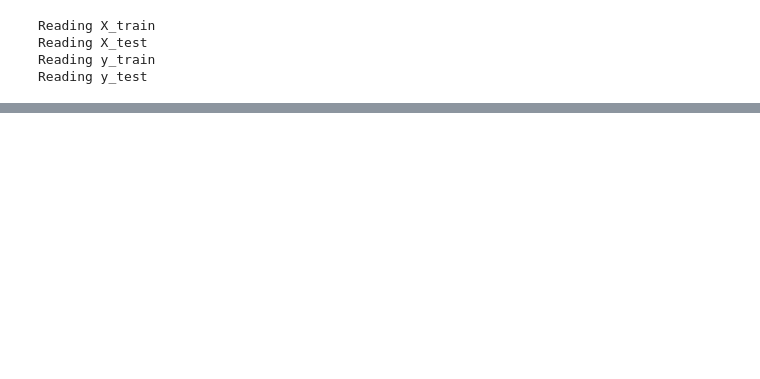
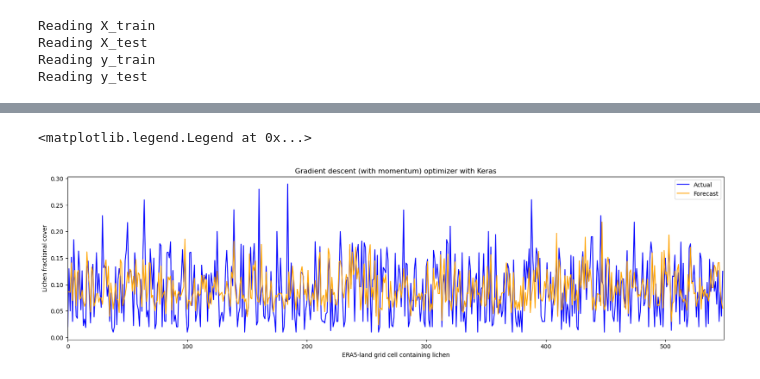
Before and after one commit to j34ni/Vegetation_in_Troms_and_Finnmark, a Jupyter notebook: train_mean.ipynb, the cells around one changed output, grey strips where cells are left out. Cells and saved outputs as stored; diff of their text form; code cells hidden in the pictures; blank space fills up the shorter version.

```diff
--- a/train_mean.ipynb
+++ b/train_mean.ipynb
@@ -218,2 +227,21 @@ forecast.new_Lichen_mean.tolist()
+# %%
+# Predictions vs. True Values PLOT
+import matplotlib.pyplot as plt
+
+fig = plt.figure(figsize=(20, 5))
+ax = fig.add_subplot(111)
+
+plt.plot(y_test, c = 'blue')
+plt.plot(y_forecast, c = 'orange')
+
+plt.ylabel('Lichen fractional cover')
+plt.xlabel('ERA5-land grid cell containing lichen')
+plt.title('Gradient descent (with momentum) optimizer with Keras')
+
+plt.xlim(0., len(y_test))
+ax.legend(['Actual', 'Forecast'])
+# %% [output]
+<matplotlib.legend.Legend at 0x...>
+[figure, added]
 # %%
 print('Finished!')
```
Also changed, not shown: parts of 18 cells of this notebook.
